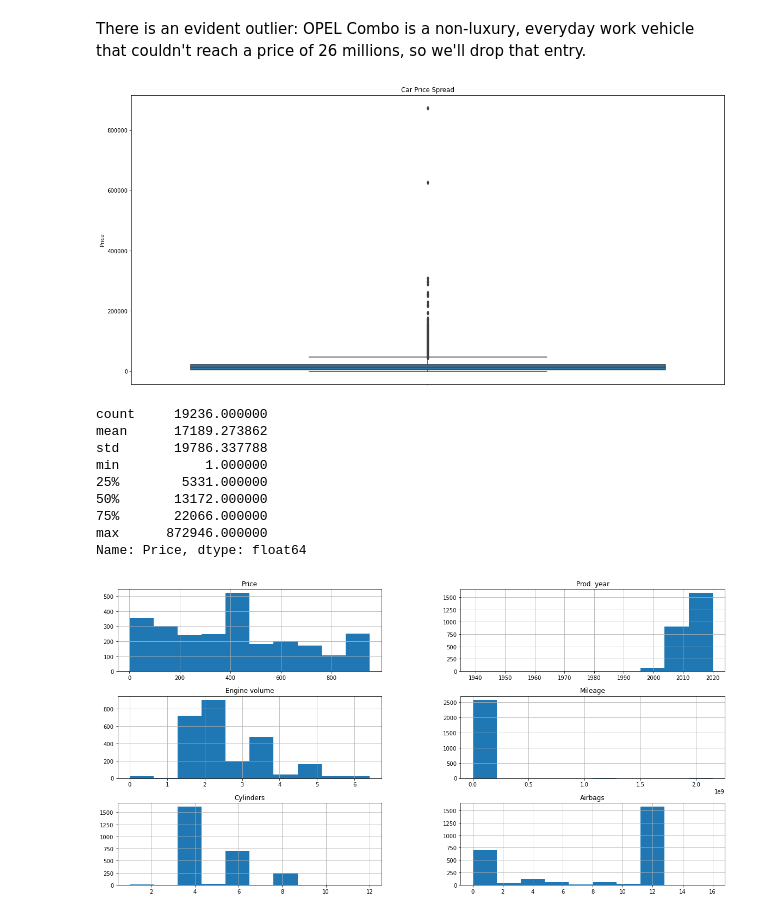
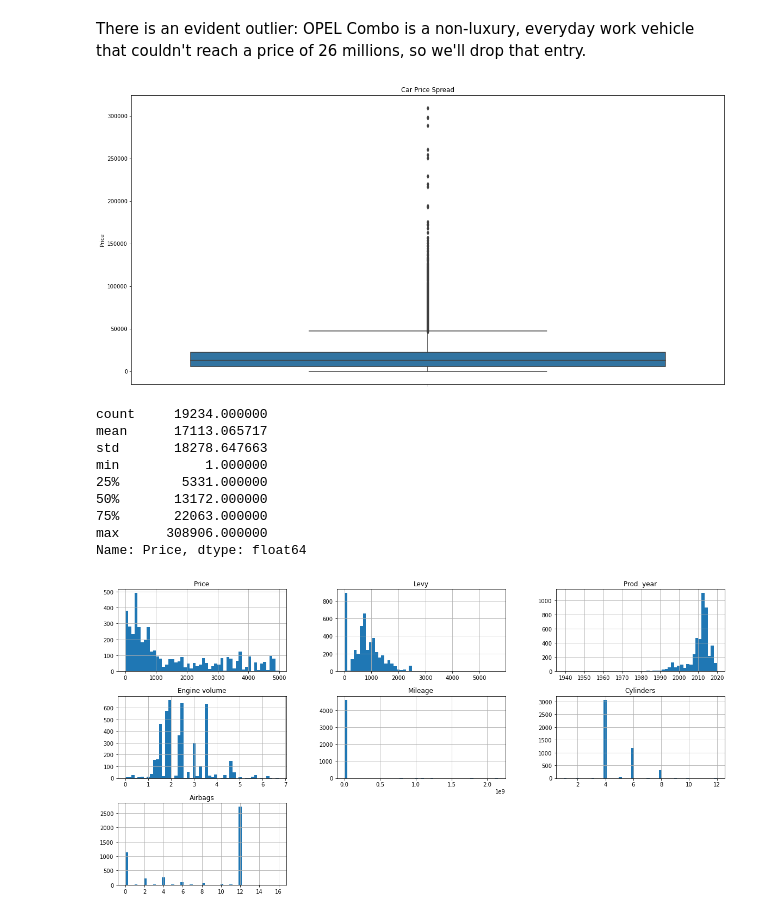
Before and after one commit to sshahidi7/Capstone---Group-3, a Jupyter notebook: Untitled.ipynb, the cells around one changed output. Drawn from its saved outputs; the diff is of its cells as text; code cells hidden in the pictures.

```diff
--- a/Untitled.ipynb
+++ b/Untitled.ipynb
@@ -59,4 +62,4 @@ Name: Levy, Length: 559, dtype: int64
 # %%
 df['Levy'].replace(to_replace='-',value=0,inplace=True)
 # %%
-df['Levy'].astype('float64')
+df['Levy'] = df['Levy'].astype('float64')
@@ -395,28 +385,30 @@ df[df['Price']>250000]
 
 
 There is an evident outlier: OPEL Combo is a non-luxury, everyday work vehicle that couldn't reach a price of 26 millions, so we'll drop that entry.
+# %%
+to_drop = df[df['Price']>400000].index
 # %%
-df.drop(index=16983,inplace=True)
+df.drop(index=to_drop,inplace=True)
 # %%
 plt.title('Car Price Spread')
 sns.boxplot(y=df.Price)
 plt.show()
 print(df.Price.describe())
 # %% [output]
-[figure, old version]
+[figure, new version]
-count     19236.000000
-mean      17189.273862
-std       19786.337788
+count     19234.000000
+mean      17113.065717
+std       18278.647663
 min           1.000000
 25%        5331.000000
 50%       13172.000000
-75%       22066.000000
-max      872946.000000
+75%       22063.000000
+max      308906.000000
 Name: Price, dtype: float64
 # %%
-df[df['Price']<1000].hist(bins=10);
+df[df['Price']<5000].hist(bins=50);
 # %% [output]
-[figure, old version]
+[figure, new version]
 # %%
 df[df.Price<1000].sort_values('Mileage')
 # %% [output]
```
Also changed, not shown: parts of 46 cells of this notebook, 1 other file.
